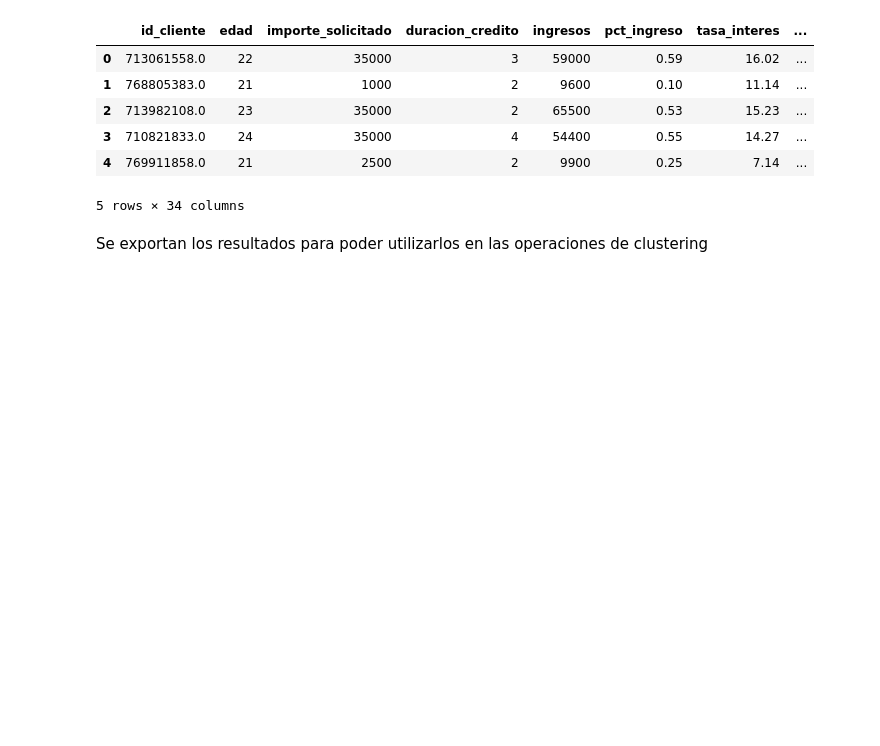
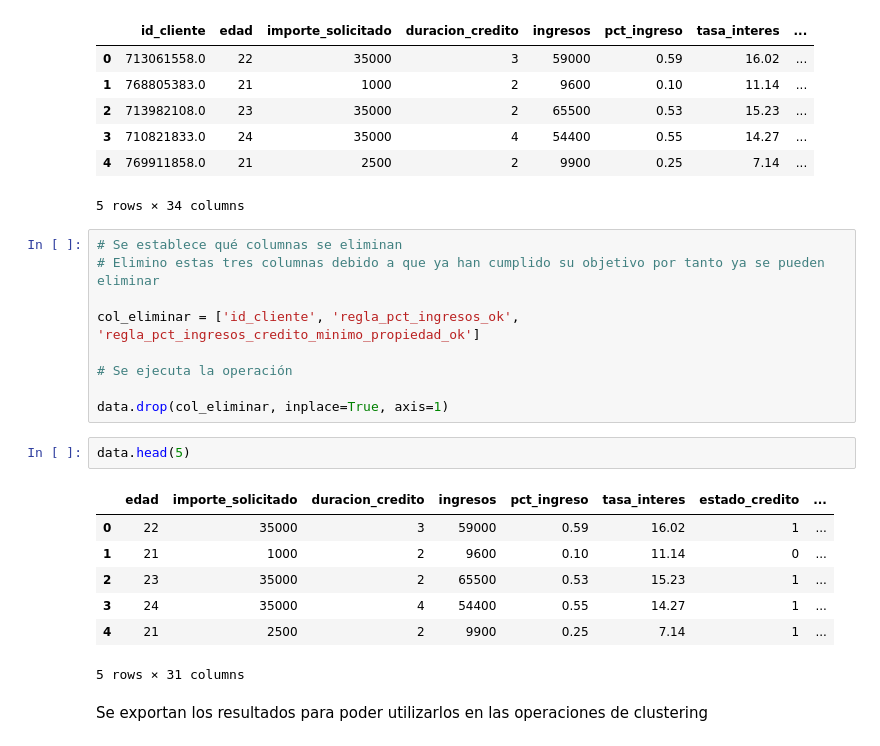
Before and after one commit to araquevi/13MBID, a Jupyter notebook: notebooks/preparacion_datos/PD02-Transformaciones clustering.ipynb, the cells around one changed output. Saved outputs shown, nothing was run; the diff lists cells and outputs as text; blank space fills up the shorter version.

```diff
--- a/notebooks/preparacion_datos/PD02-Transformaciones clustering.ipynb
+++ b/notebooks/preparacion_datos/PD02-Transformaciones clustering.ipynb
@@ -252,6 +252,25 @@ data.head()
 | 3 | 710821833.0 | 24 | 35000 | 4 | 54400 | 0.55 | 14.27 | ... |
 | 4 | 769911858.0 | 21 | 2500 | 2 | 9900 | 0.25 | 7.14 | ... |
 5 rows × 34 columns
+# %%
+# Se establece qué columnas se eliminan
+# Elimino estas tres columnas debido a que ya han cumplido su objetivo por tanto ya se pueden eliminar
+
+col_eliminar = ['id_cliente', 'regla_pct_ingresos_ok', 'regla_pct_ingresos_credito_minimo_propiedad_ok']
+
+# Se ejecuta la operación
+
+data.drop(col_eliminar, inplace=True, axis=1)
+# %%
+data.head(5)
+# %% [output]
+|  | edad | importe_solicitado | duracion_credito | ingresos | pct_ingreso | tasa_interes | estado_credito | ... |
+| 0 | 22 | 35000 | 3 | 59000 | 0.59 | 16.02 | 1 | ... |
+| 1 | 21 | 1000 | 2 | 9600 | 0.10 | 11.14 | 0 | ... |
+| 2 | 23 | 35000 | 2 | 65500 | 0.53 | 15.23 | 1 | ... |
+| 3 | 24 | 35000 | 4 | 54400 | 0.55 | 14.27 | 1 | ... |
+| 4 | 21 | 2500 | 2 | 9900 | 0.25 | 7.14 | 1 | ... |
+5 rows × 31 columns
 # %% [markdown]
 Se exportan los resultados para poder utilizarlos en las operaciones de clustering
 # %%
```
Also changed, not shown: parts of 1 cell of this notebook, 6 other files.
